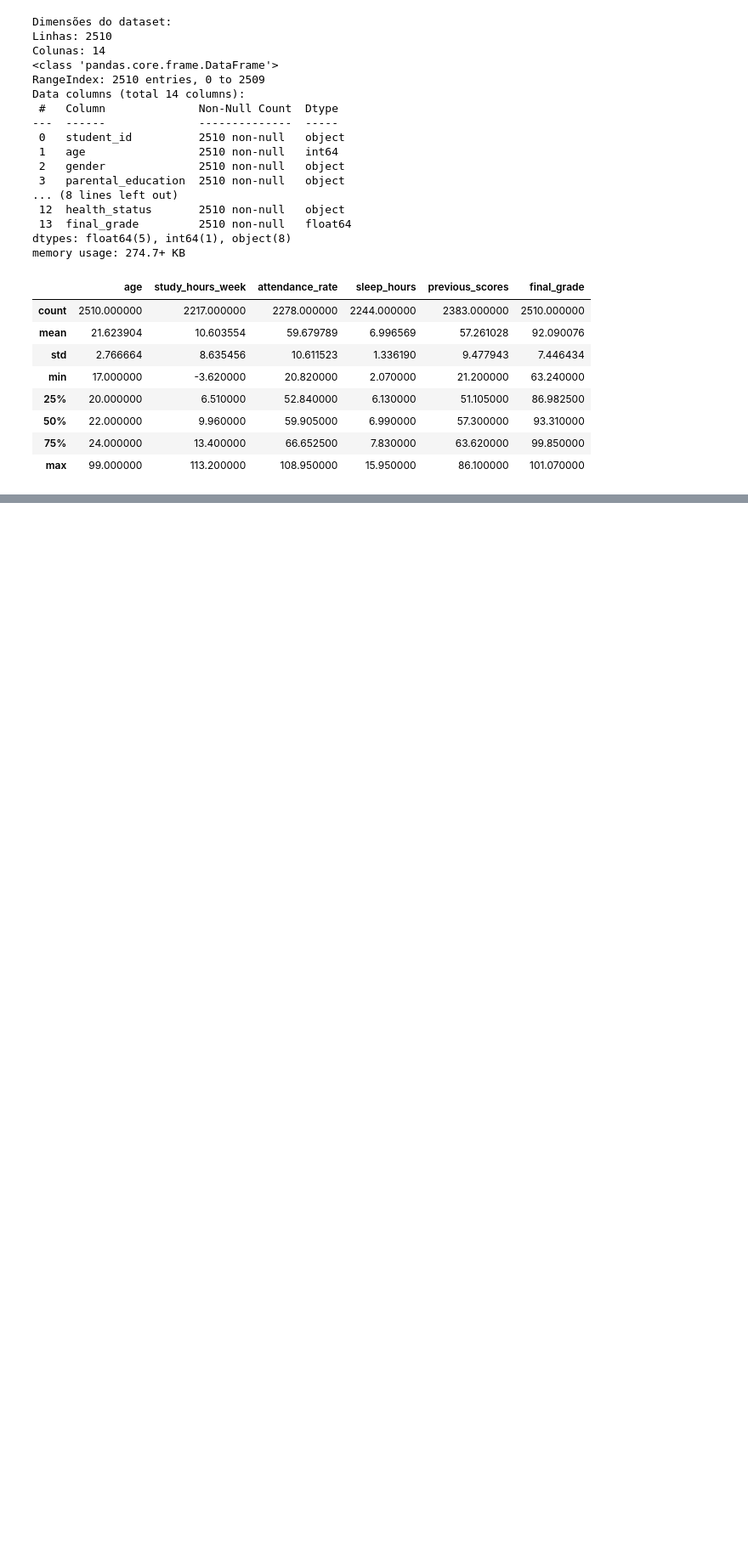
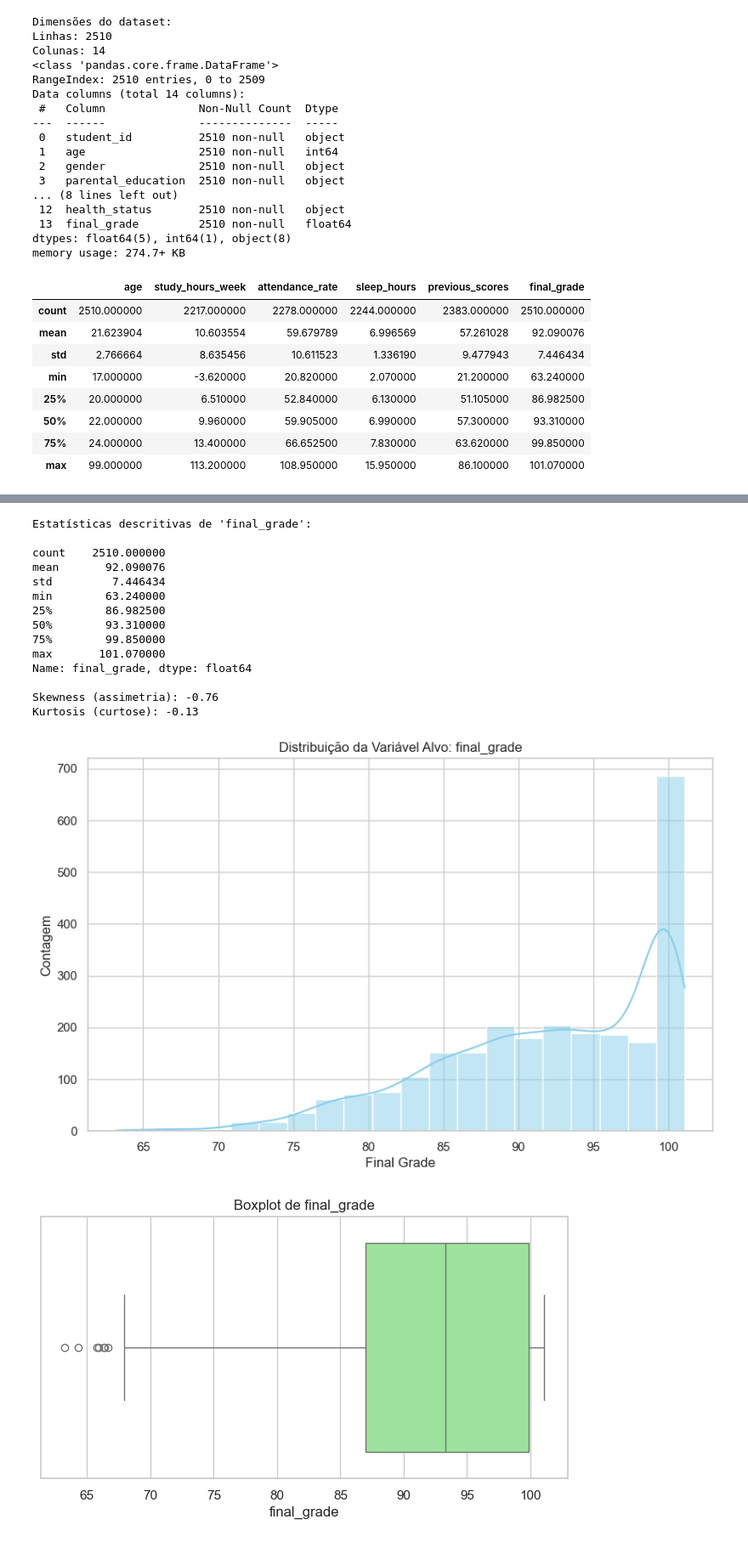
Before and after one commit to Juan-82/4-C-Juan-Enoque---students_performance, a Jupyter notebook: notebooks/01_EDA.ipynb, the cells around one changed output, grey strips where cells are left out. Shown at 85% size. Cells and saved outputs as stored; diff of their text form; code cells hidden in the pictures; blank space fills up the shorter version.

```diff
--- a/notebooks/01_EDA.ipynb
+++ b/notebooks/01_EDA.ipynb
@@ -64,0 +181,56 @@ Ele possui:
+# %%
+print("Estatísticas descritivas de 'final_grade':\n")
+print(df['final_grade'].describe())
+
+# Medidas adicionais
+from scipy.stats import skew, kurtosis
+
+print(f"\nSkewness (assimetria): {skew(df['final_grade'].dropna()):.2f}")
+print(f"Kurtosis (curtose): {kurtosis(df['final_grade'].dropna()):.2f}")
+
+plt.figure(figsize=(10,6))
+sns.histplot(df['final_grade'], kde=True, bins=20, color='skyblue')
+plt.title("Distribuição da Variável Alvo: final_grade")
+plt.xlabel("Final Grade")
+plt.ylabel("Contagem")
+plt.show()
+
+plt.figure(figsize=(8,4))
+sns.boxplot(x=df['final_grade'], color='lightgreen')
+plt.title("Boxplot de final_grade")
+plt.show()
+
+import scipy.stats as stats
+import matplotlib.pyplot as plt
+
+plt.figure(figsize=(6,6))
+stats.probplot(df['final_grade'].dropna(), dist="norm", plot=plt)
+plt.title("Q-Q Plot de final_grade")
+plt.show()
+
+from scipy.stats import shapiro
+
+stat, p = shapiro(df['final_grade'].dropna())
+print(f"Shapiro-Wilk Test: estatística={stat:.3f}, p-valor={p:.3f}")
+
+if p > 0.05:
+    print("Distribuição aparentemente normal (falha em rejeitar H0).")
+else:
+    print("Distribuição não normal (rejeita H0).")
+# %% [output]
+Estatísticas descritivas de 'final_grade':
+
+count    2510.000000
+mean       92.090076
+std         7.446434
+min        63.240000
+25%        86.982500
+50%        93.310000
+75%        99.850000
+max       101.070000
+Name: final_grade, dtype: float64
+
+Skewness (assimetria): -0.76
+Kurtosis (curtose): -0.13
+[figure, added]
+[figure, added]
```
Also changed, not shown: parts of 9 cells of this notebook.
